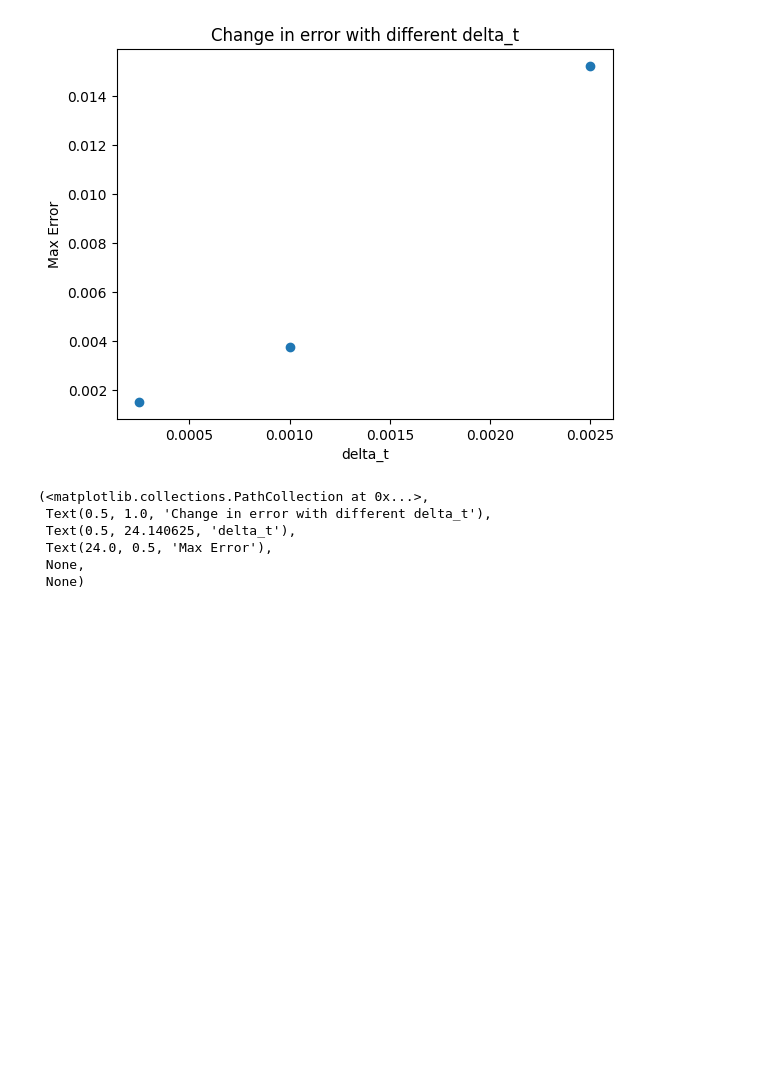
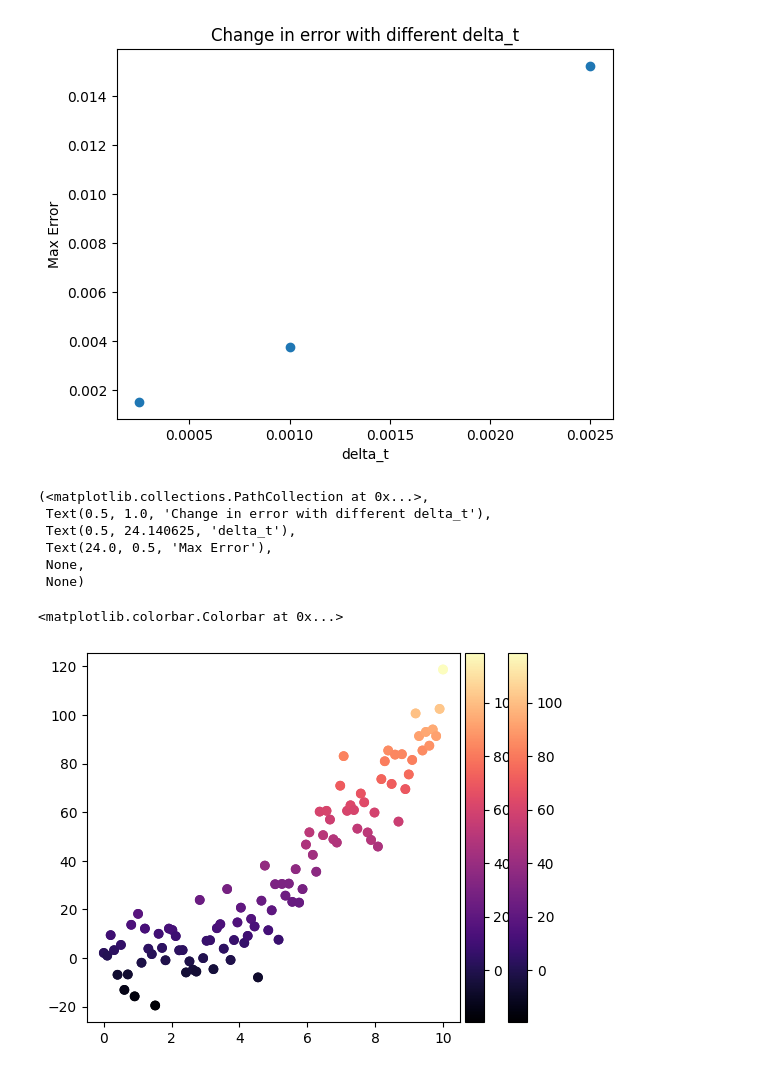
Before and after one commit to Maurone7/AERSP-508, a Jupyter notebook: AERSP 508.ipynb, the cells around one changed output. Cells and saved outputs as stored; diff of their text form; code cells hidden in the pictures; blank space fills up the shorter version.

```diff
--- a/AERSP 508.ipynb
+++ b/AERSP 508.ipynb
@@ -159,3 +159,29 @@ plt.scatter(x_value, error_max), plt.title('Change in error with different delta
  Text(24.0, 0.5, 'Max Error'),
  None,
  None)
+# %%
+def colorbar(mappable):
+    from mpl_toolkits.axes_grid1 import make_axes_locatable
+    import matplotlib.pyplot as plt
+    last_axes = plt.gca()
+    ax = mappable.axes
+    fig = ax.figure
+    divider = make_axes_locatable(ax)
+    cax = divider.append_axes("right", size="5%", pad=0.05)
+    cbar = fig.colorbar(mappable, cax=cax)
+    plt.sca(last_axes)
+    return cbar
+
+import numpy as np
+import matplotlib.pyplot as plt
+
+x = np.linspace(0, 10, num=100)
+y = x ** 2 + 10 * np.random.randn(100)
+scatters = plt.scatter(x, y, c=y, cmap='magma')
+colorbar(scatters)
+
+scatters = plt.scatter(x, y, c=y, cmap='magma')
+plt.colorbar()
+# %% [output]
+<matplotlib.colorbar.Colorbar at 0x...>
+[figure, added]
```
Also changed, not shown: parts of 1 cell of this notebook, 20 other files.
